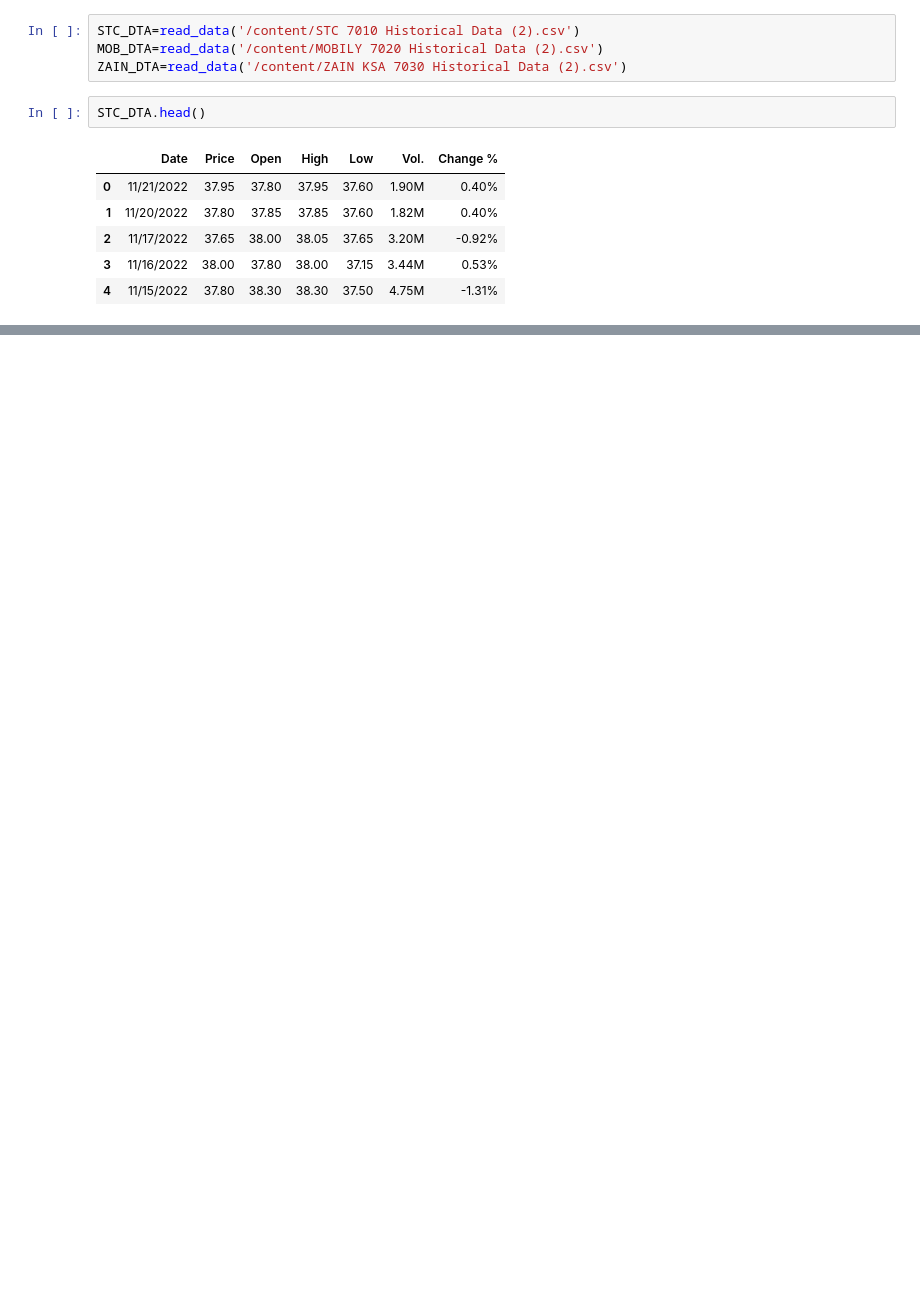
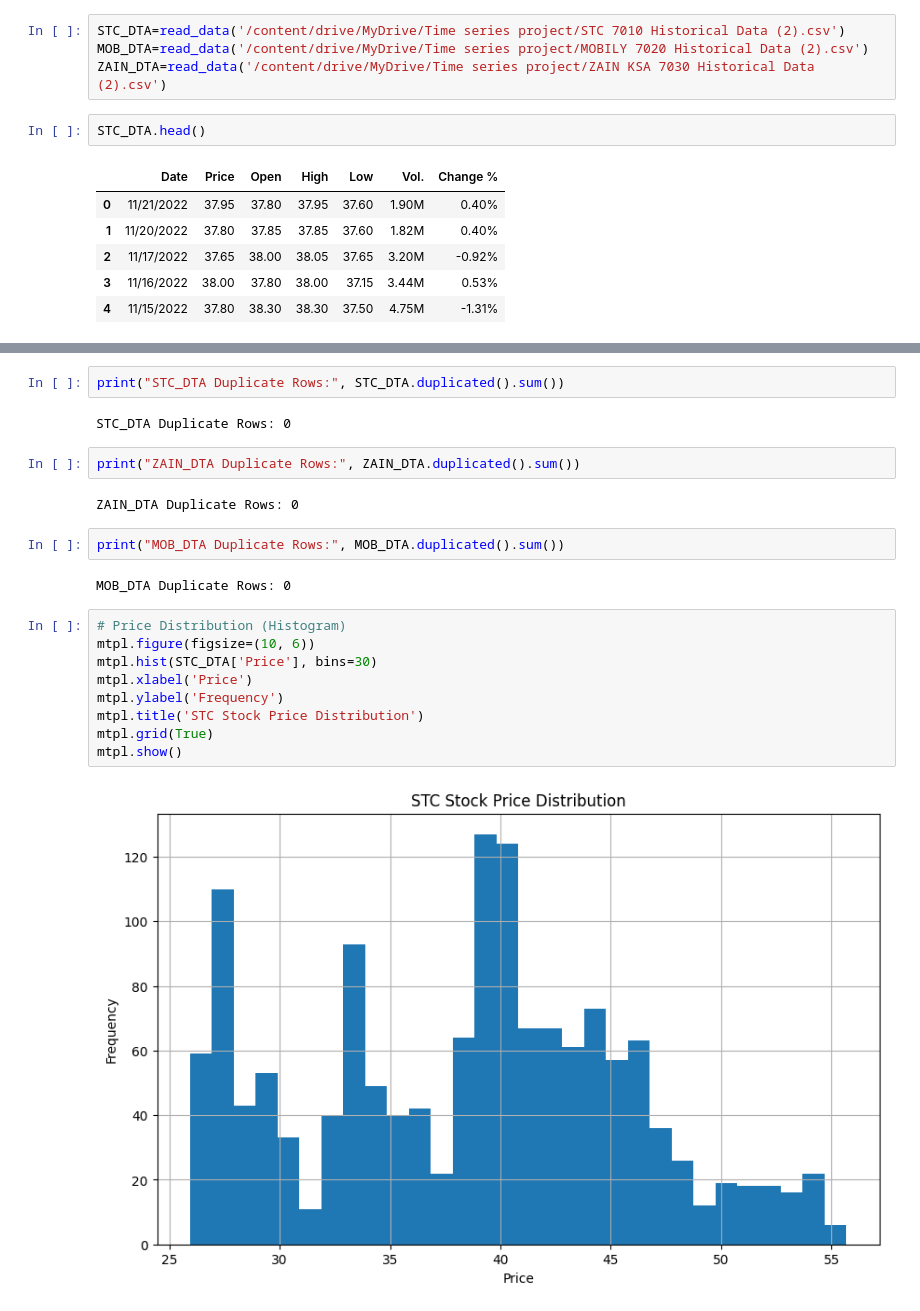
Before and after one commit to aswink71/Time-Series-Project, a Jupyter notebook: Untitled13.ipynb, the cells around one changed output, grey strips where cells are left out. Saved outputs shown, nothing was run; the diff lists cells and outputs as text; blank space fills up the shorter version.

```diff
--- a/Untitled13.ipynb
+++ b/Untitled13.ipynb
@@ -55,9 +60,9 @@ def read_data(file_path):
     # returning the data
     return data
 # %%
-STC_DTA=read_data('/content/STC 7010 Historical Data (2).csv')
-MOB_DTA=read_data('/content/MOBILY 7020 Historical Data (2).csv')
-ZAIN_DTA=read_data('/content/ZAIN KSA 7030 Historical Data (2).csv')
+STC_DTA=read_data('/content/drive/MyDrive/Time series project/STC 7010 Historical Data (2).csv')
+MOB_DTA=read_data('/content/drive/MyDrive/Time series project/MOBILY 7020 Historical Data (2).csv')
+ZAIN_DTA=read_data('/content/drive/MyDrive/Time series project/ZAIN KSA 7030 Historical Data (2).csv')
 # %%
 STC_DTA.head()
 # %% [output]
@@ -69,0 +189,23 @@ STC_DTA.head()
+# %%
+print("STC_DTA Duplicate Rows:", STC_DTA.duplicated().sum())
+# %% [output]
+STC_DTA Duplicate Rows: 0
+# %%
+print("ZAIN_DTA Duplicate Rows:", ZAIN_DTA.duplicated().sum())
+# %% [output]
+ZAIN_DTA Duplicate Rows: 0
+# %%
+print("MOB_DTA Duplicate Rows:", MOB_DTA.duplicated().sum())
+# %% [output]
+MOB_DTA Duplicate Rows: 0
+# %%
+# Price Distribution (Histogram)
+mtpl.figure(figsize=(10, 6))
+mtpl.hist(STC_DTA['Price'], bins=30)
+mtpl.xlabel('Price')
+mtpl.ylabel('Frequency')
+mtpl.title('STC Stock Price Distribution')
+mtpl.grid(True)
+mtpl.show()
+# %% [output]
+[figure, added]
```
Also changed, not shown: parts of 22 cells of this notebook.
